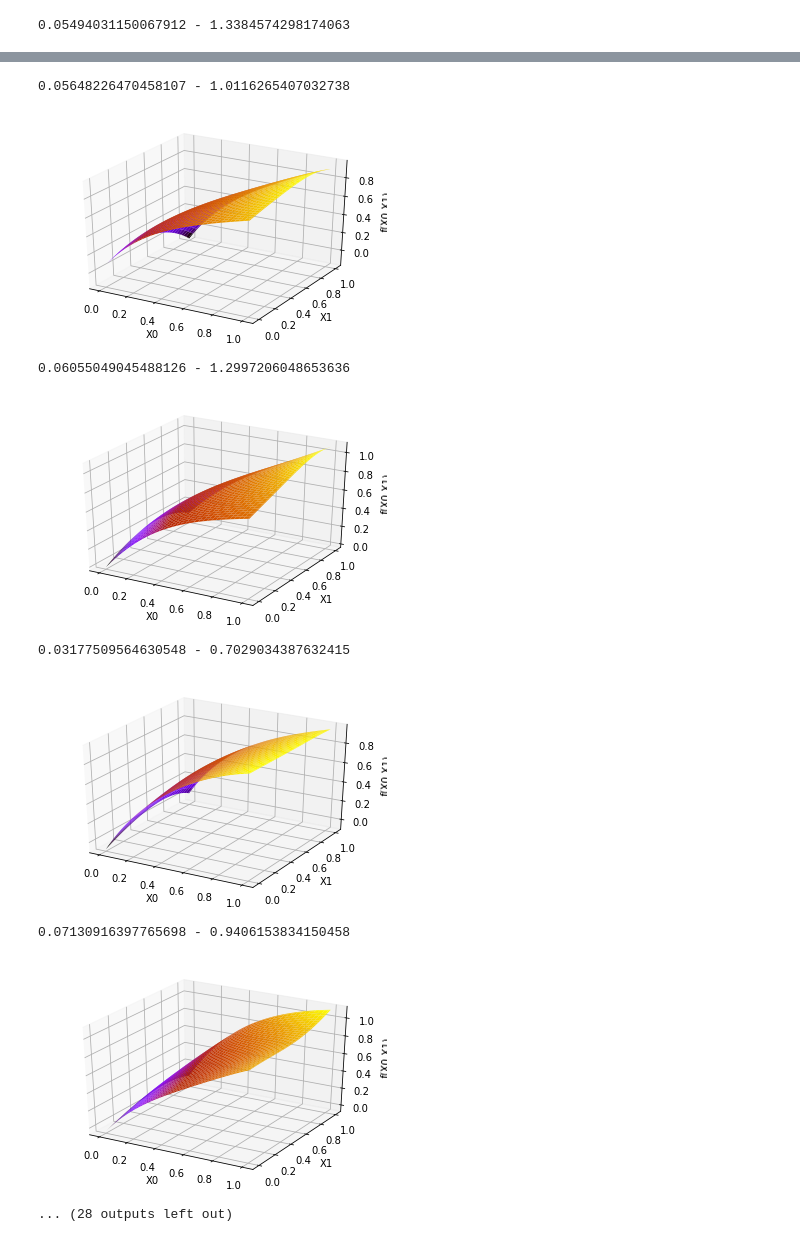
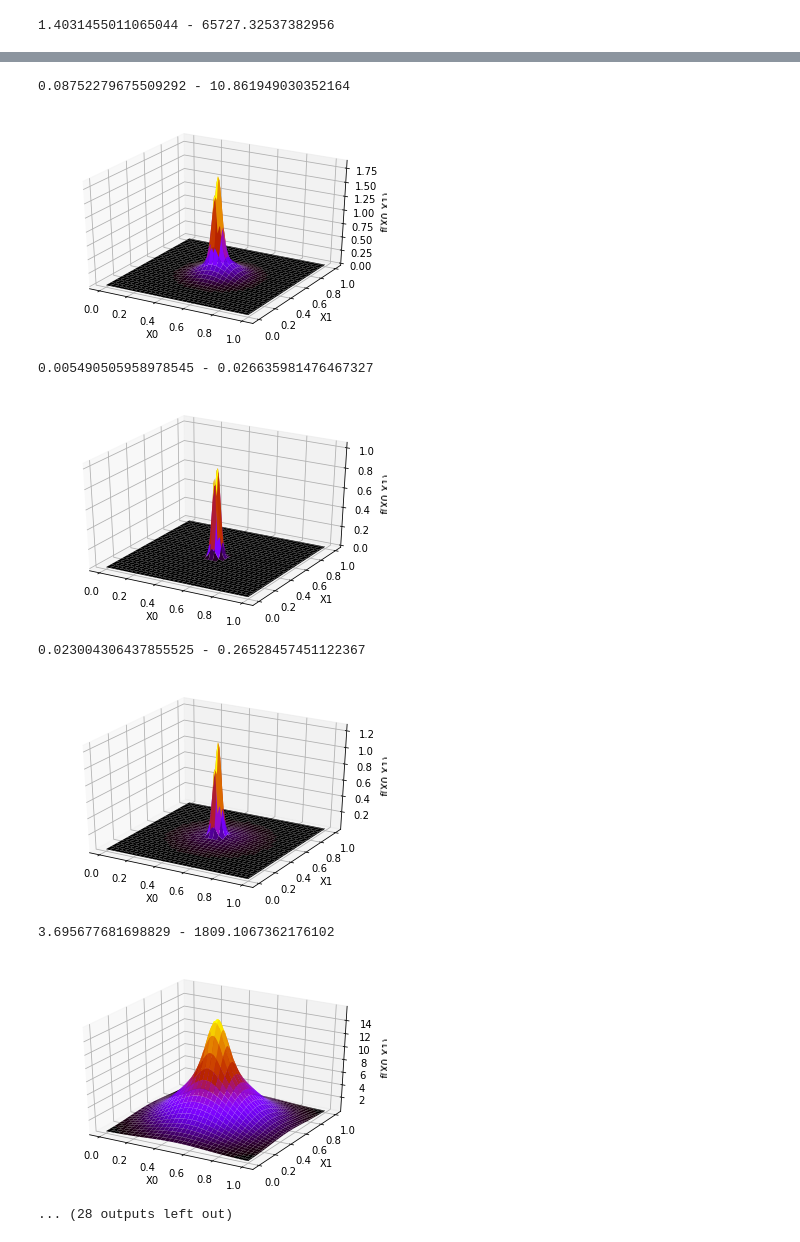
Before and after one commit to nicolai-schwartze/Masterthesis, a Jupyter notebook: code/experiments/experiment_2/ci_pde_2_evaluation.ipynb, the cells around one changed output, grey strips where cells are left out. Cells and saved outputs as stored; diff of their text form; code cells hidden in the pictures.

```diff
--- a/code/experiments/experiment_2/ci_pde_2_evaluation.ipynb
+++ b/code/experiments/experiment_2/ci_pde_2_evaluation.ipynb
@@ -10,7 +10,7 @@ import numpy as np
 import sys
 # %%
 # load data from file
-path = "D:/Nicolai/MA_Data/experiment2/"
+path = "D:/Nicolai/MA_Data/time_experiment_2/"
 
 cipde0a_ex2 = []
 for i in range(20):
@@ -150,8 +150,8 @@ print(dist_pde_9_ex2)
 # %%
 sys.path.append("../../kernels")
-import KernelGSin as gsk
-gskernel = gsk.KernelGSin()
+import KernelGauss as gak
+gakernel = gak.KernelGauss()
 for i in range(20):
-    print(str(cipde7_ex2[i]["normL2"]) + " - " + str(min(cipde7_ex2[i]["fit_history"][-1])))
-    pp.plotApprox3D(gskernel, cipde7_ex2[i]["sol_kernel"], 0, 1)
+    print(str(cipde6_ex2[i]["normL2"]) + " - " + str(min(cipde6_ex2[i]["fit_history"][-1])))
+    pp.plotApprox3D(gakernel, cipde6_ex2[i]["sol_kernel"], 0, 1)
 # %% [output]
@@ -160 +160 @@ for i in range(20):
-0.05494031150067912 - 1.3384574298174063
+1.4031455011065044 - 65727.32537382956
@@ -162,9 +162,9 @@ for i in range(20):
-0.05648226470458107 - 1.0116265407032738
+0.08752279675509292 - 10.861949030352164
-[figure, old version]
+[figure, new version]
-0.06055049045488126 - 1.2997206048653636
+0.005490505958978545 - 0.026635981476467327
-[figure, old version]
+[figure, new version]
-0.03177509564630548 - 0.7029034387632415
+0.023004306437855525 - 0.26528457451122367
-[figure, old version]
+[figure, new version]
-0.07130916397765698 - 0.9406153834150458
+3.695677681698829 - 1809.1067362176102
-[figure, old version]
+[figure, new version]
 ... (28 outputs left out)
```
Also changed, not shown: parts of 5 cells of this notebook, 30 other files.
